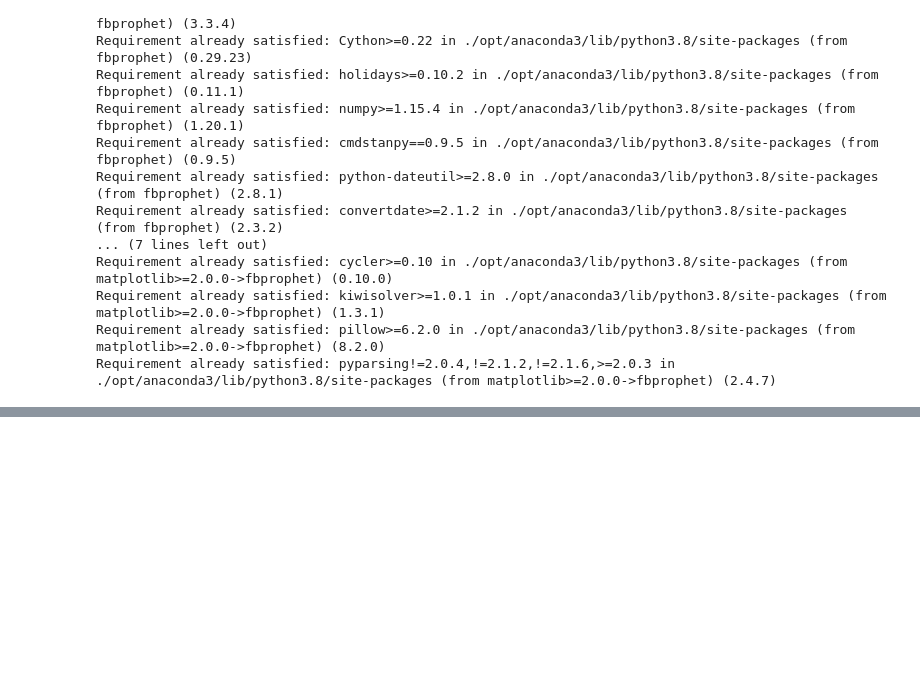
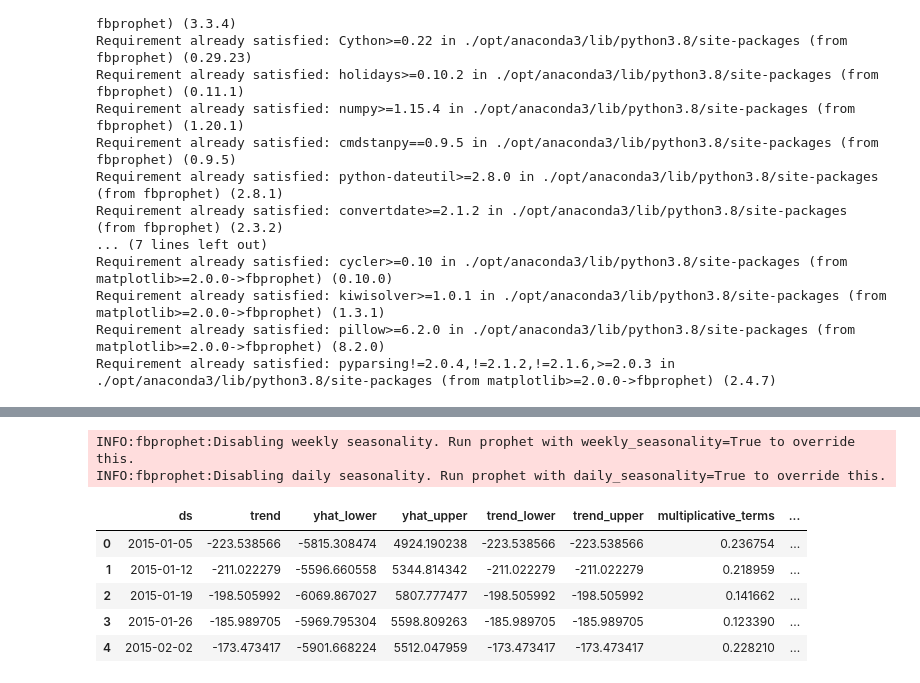
Before and after one commit to ryounan/Prophet, a Jupyter notebook: Prophet.ipynb, the cells around one changed output, grey strips where cells are left out. Saved outputs shown, nothing was run; the diff lists cells and outputs as text; code cells hidden in the pictures; blank space fills up the shorter version.

```diff
--- a/Prophet.ipynb
+++ b/Prophet.ipynb
@@ -84,0 +99,18 @@ array(['2015', 'nan'], dtype=object)
+# %%
+#Train model
+m = Prophet(interval_width=0.95, seasonality_mode='multiplicative')
+model = m.fit(df)
+# %% [output]
+INFO:fbprophet:Disabling weekly seasonality. Run prophet with weekly_seasonality=True to override this.
+INFO:fbprophet:Disabling daily seasonality. Run prophet with daily_seasonality=True to override this.
+# %%
+future = m.make_future_dataframe(periods=10,freq='D')
+forecast = m.predict(future)
+forecast.head()
+# %% [output]
+|  | ds | trend | yhat_lower | yhat_upper | trend_lower | trend_upper | multiplicative_terms | ... |
+| 0 | 2015-01-05 | -223.538566 | -5815.308474 | 4924.190238 | -223.538566 | -223.538566 | 0.236754 | ... |
+| 1 | 2015-01-12 | -211.022279 | -5596.660558 | 5344.814342 | -211.022279 | -211.022279 | 0.218959 | ... |
+| 2 | 2015-01-19 | -198.505992 | -6069.867027 | 5807.777477 | -198.505992 | -198.505992 | 0.141662 | ... |
+| 3 | 2015-01-26 | -185.989705 | -5969.795304 | 5598.809263 | -185.989705 | -185.989705 | 0.123390 | ... |
+| 4 | 2015-02-02 | -173.473417 | -5901.668224 | 5512.047959 | -173.473417 | -173.473417 | 0.228210 | ... |
```
Also changed, not shown: parts of 14 cells of this notebook.
